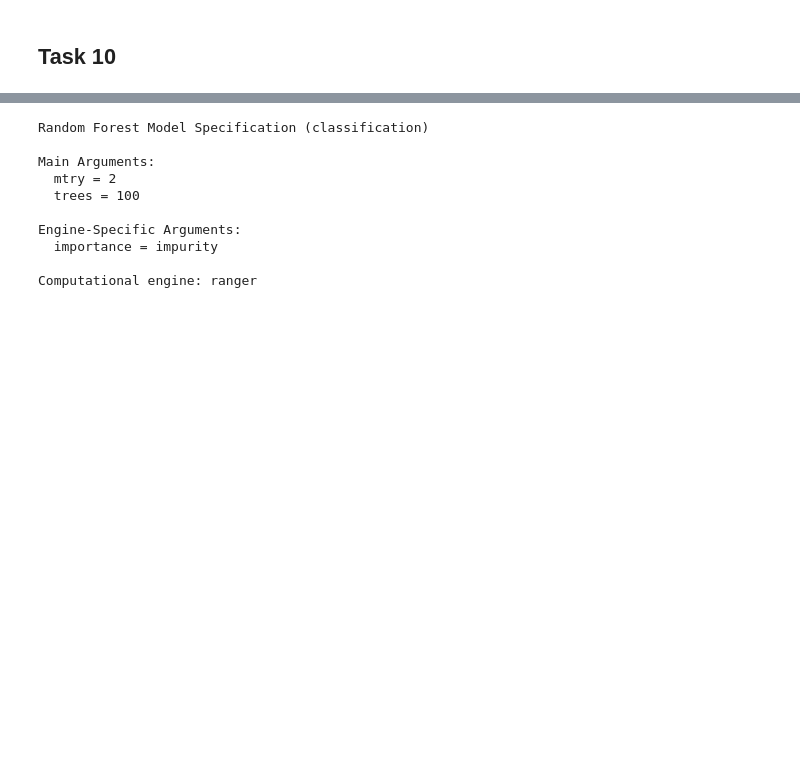
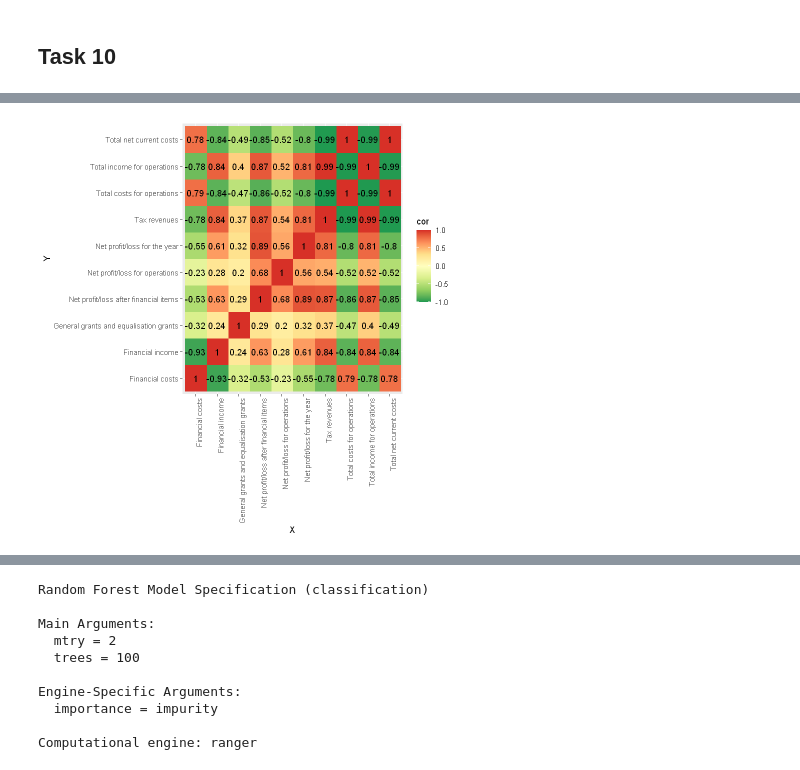
Before and after one commit to Keno-git/DS_assigment1, a Jupyter notebook: Assignment_2/Assignment_2.ipynb, the cells around one changed output, grey strips where cells are left out. Saved outputs shown, nothing was run; the diff lists cells and outputs as text; code cells hidden in the pictures; blank space fills up the shorter version.

```diff
--- a/Assignment_2/Assignment_2.ipynb
+++ b/Assignment_2/Assignment_2.ipynb
@@ -406,0 +443,8 @@ test_df <- df_clean[-train_indices, ]
+# %%
+ggplot(cortibble, aes(X, Y)) +
+  geom_raster(aes(X, Y, fill = cor)) +
+  geom_text(aes(label = round(cor, 2)))+
+  scale_fill_distiller(palette = "RdYlGn", limits=c(-1, 1))+
+  theme(axis.text.x = element_text(angle=90, hjust=1))
+# %% [output]
+[figure, added]
```
Also changed, not shown: parts of 27 cells of this notebook.
